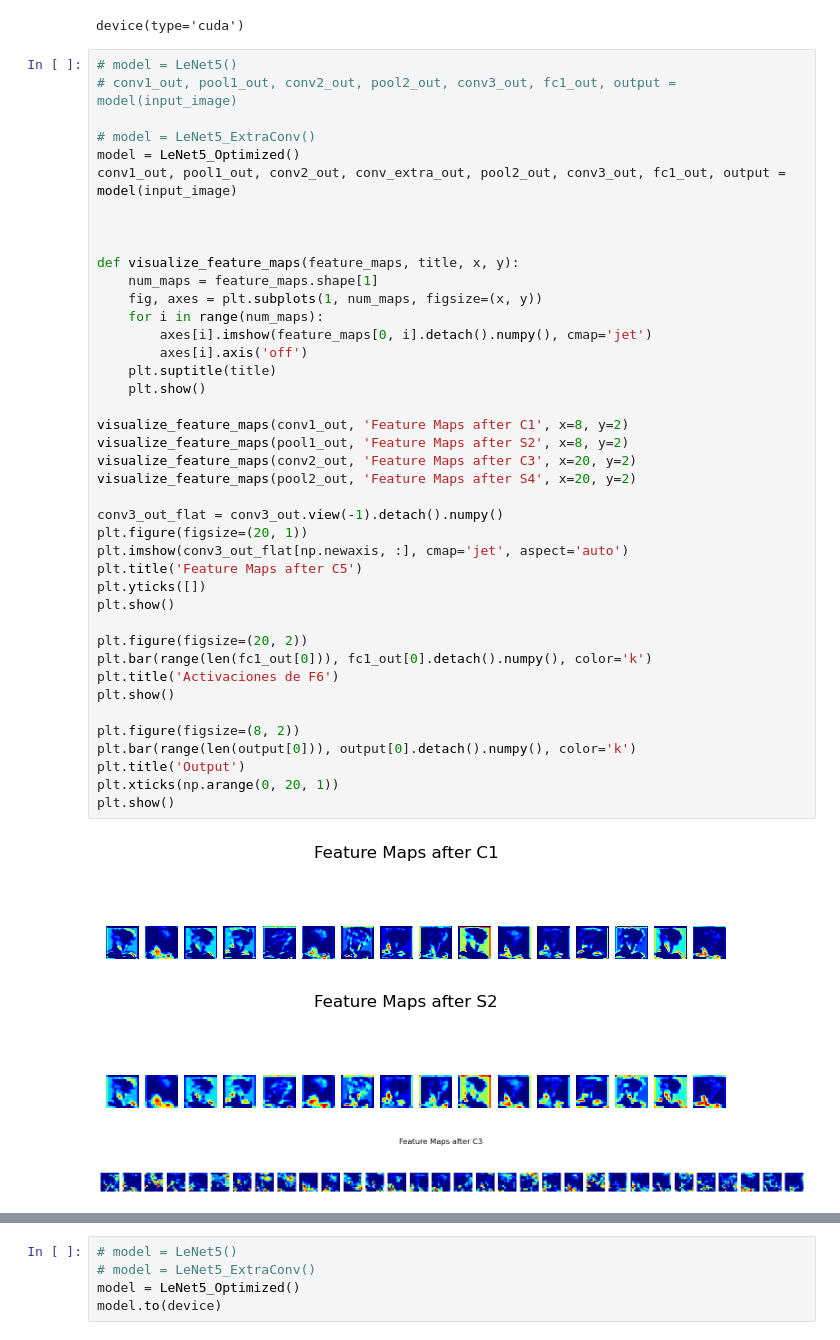
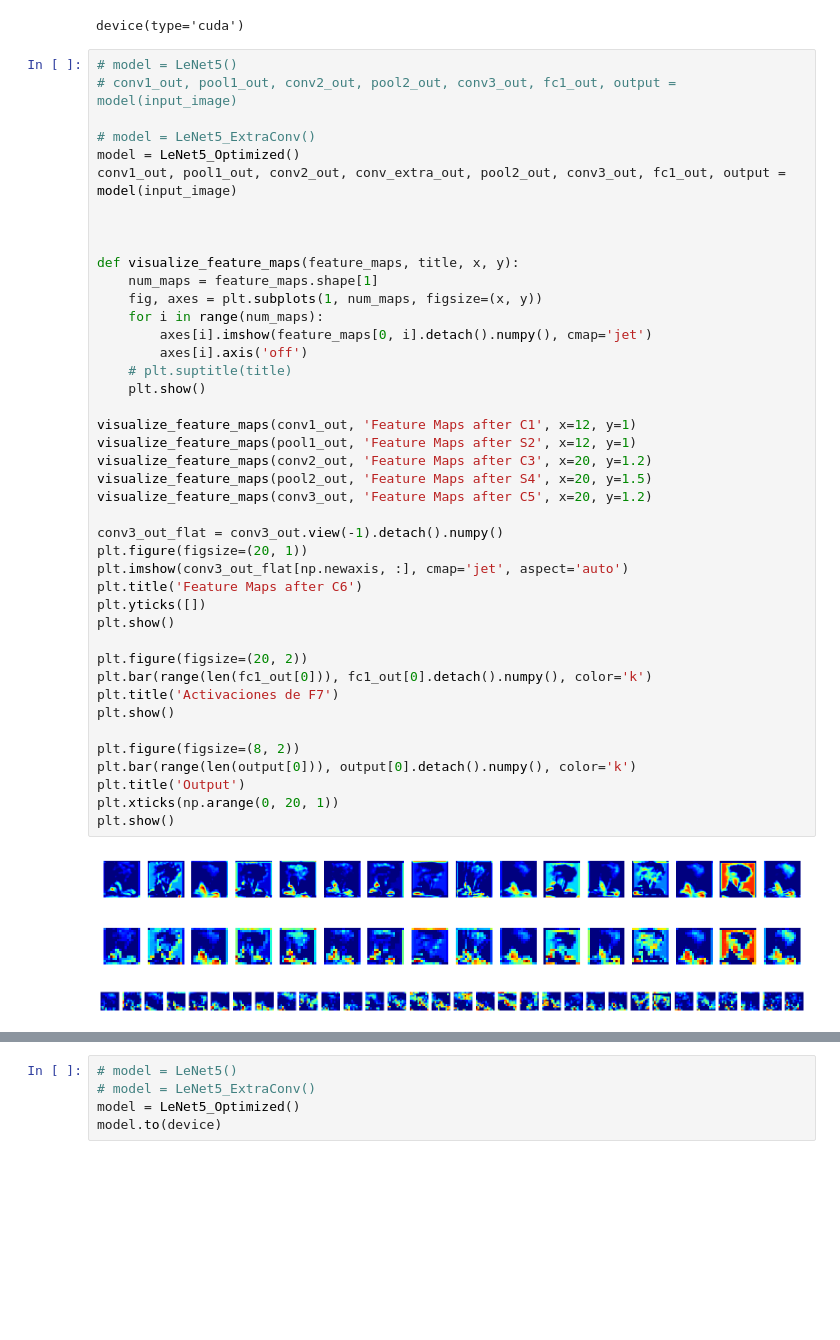
Before and after one commit to rvive/DeepLearning_for_CV, a Jupyter notebook: CNN/cifar copy.ipynb, the cells around one changed output, grey strips where cells are left out. Saved outputs shown, nothing was run; the diff lists cells and outputs as text; blank space fills up the shorter version.

```diff
--- a/CNN/cifar copy.ipynb
+++ b/CNN/cifar copy.ipynb
@@ -217,40 +220,41 @@ device(type='cuda')
 model = LeNet5_Optimized()
 conv1_out, pool1_out, conv2_out, conv_extra_out, pool2_out, conv3_out, fc1_out, output = model(input_image)
 
 
 
 def visualize_feature_maps(feature_maps, title, x, y):
     num_maps = feature_maps.shape[1]
     fig, axes = plt.subplots(1, num_maps, figsize=(x, y))
     for i in range(num_maps):
         axes[i].imshow(feature_maps[0, i].detach().numpy(), cmap='jet')
         axes[i].axis('off')
-    plt.suptitle(title)
+    # plt.suptitle(title)
     plt.show()
 
-visualize_feature_maps(conv1_out, 'Feature Maps after C1', x=8, y=2)
-visualize_feature_maps(pool1_out, 'Feature Maps after S2', x=8, y=2)
-visualize_feature_maps(conv2_out, 'Feature Maps after C3', x=20, y=2)
-visualize_feature_maps(pool2_out, 'Feature Maps after S4', x=20, y=2)
+visualize_feature_maps(conv1_out, 'Feature Maps after C1', x=12, y=1)
+visualize_feature_maps(pool1_out, 'Feature Maps after S2', x=12, y=1)
+visualize_feature_maps(conv2_out, 'Feature Maps after C3', x=20, y=1.2)
+visualize_feature_maps(pool2_out, 'Feature Maps after S4', x=20, y=1.5)
+visualize_feature_maps(conv3_out, 'Feature Maps after C5', x=20, y=1.2)
 
 conv3_out_flat = conv3_out.view(-1).detach().numpy()
 plt.figure(figsize=(20, 1))
 plt.imshow(conv3_out_flat[np.newaxis, :], cmap='jet', aspect='auto')
-plt.title('Feature Maps after C5')
+plt.title('Feature Maps after C6')
 plt.yticks([])
 plt.show()
 
 plt.figure(figsize=(20, 2))
 plt.bar(range(len(fc1_out[0])), fc1_out[0].detach().numpy(), color='k')
-plt.title('Activaciones de F6')
+plt.title('Activaciones de F7')
 plt.show()
 
 plt.figure(figsize=(8, 2))
 plt.bar(range(len(output[0])), output[0].detach().numpy(), color='k')
 plt.title('Output')
 plt.xticks(np.arange(0, 20, 1))
 plt.show()
 # %% [output]
-[figure, old version]
+[figure, new version]
-[figure, old version]
+[figure, new version]
-[figure, old version]
+[figure, new version]
```
Also changed, not shown: parts of 18 cells of this notebook, 10 other files.
